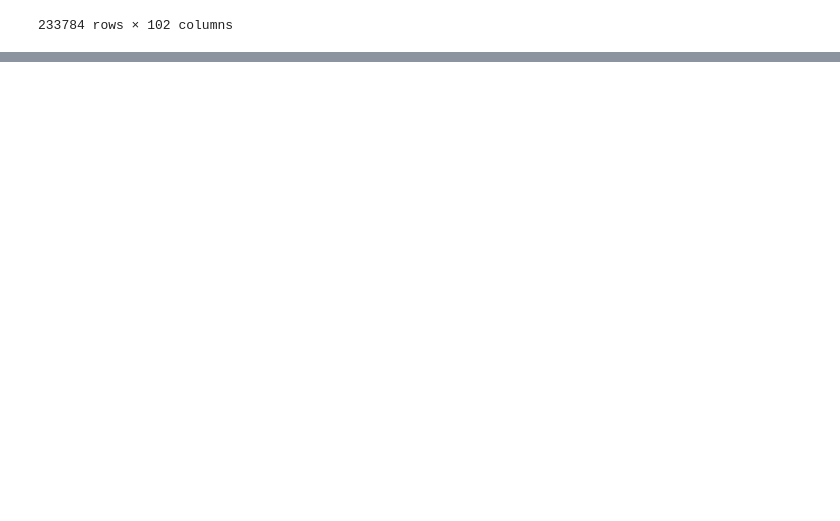
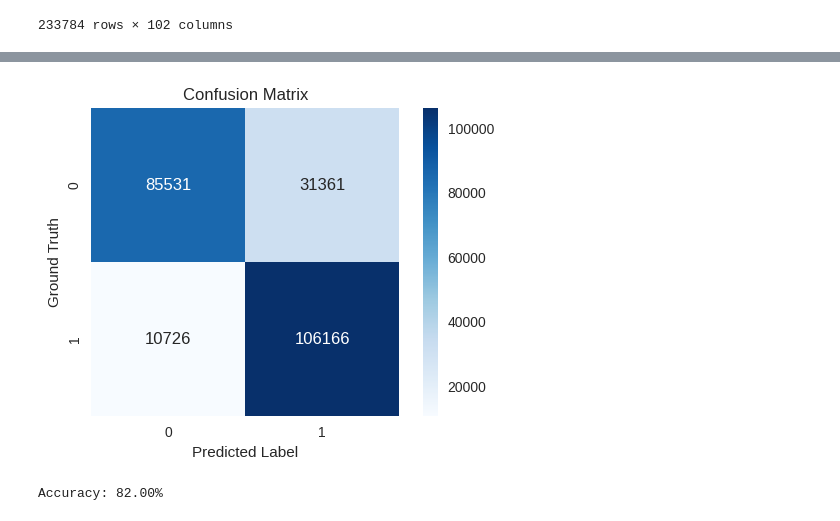
Before and after one commit to atoffano/KGene2Pheno, a Jupyter notebook: auto_test_acc_link.ipynb, the cells around one changed output, grey strips where cells are left out. Cells and saved outputs as stored; diff of their text form; code cells hidden in the pictures; blank space fills up the shorter version.

```diff
--- a/auto_test_acc_link.ipynb
+++ b/auto_test_acc_link.ipynb
@@ -72,0 +72,3 @@ AttributeError: 'str' object has no attribute 'predict'
+# %%
+predictions['prediction_label'] = predictions['prediction_label'].replace({1: 0, 0: 1})
+predictions
@@ -72,0 +89,35 @@ AttributeError: 'str' object has no attribute 'predict'
+# %%
+import seaborn as sns
+import pandas as pd
+import matplotlib.pyplot as plt
+
+# Assuming your DataFrame is called 'df'
+ground_truth = predictions['link'].values
+pred = predictions['prediction_label'].values
+
+# Create a confusion matrix using pandas crosstab
+confusion_matrix = pd.crosstab(ground_truth, pred)
+
+# Set the labels for the confusion matrix
+labels = ['0', '1']
+
+# Plot the confusion matrix using seaborn
+plt.figure(figsize=(6, 4))
+sns.heatmap(confusion_matrix, annot=True, fmt='d', cmap='Blues', square=True,
+            xticklabels=labels, yticklabels=labels)
+
+plt.title('Confusion Matrix')
+plt.xlabel('Predicted Label')
+plt.ylabel('Ground Truth')
+
+plt.show()
+# %% [output]
+[figure, added]
+# %%
+# Calc accuracy
+accuracy = (pred == ground_truth).mean() * 100
+
+# Print the accuracy
+print(f"Accuracy: {accuracy:.2f}%")
+# %% [output]
+Accuracy: 82.00%
```
Also changed, not shown: parts of 7 cells of this notebook, 23 other files.
